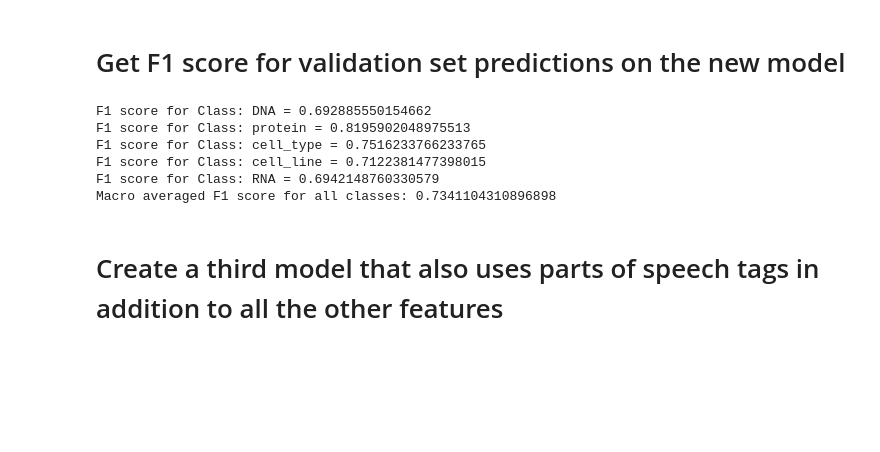
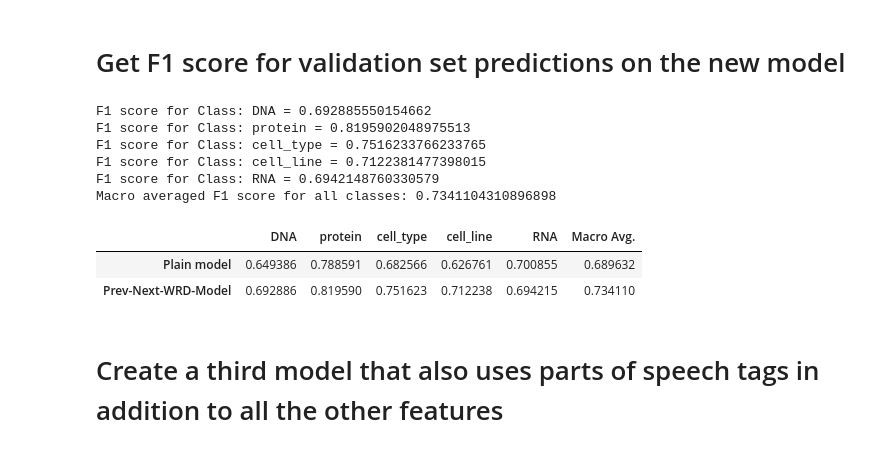
Before and after one commit to vulcanfox/DA-project, a Jupyter notebook: Named Entity Recognition.ipynb, the cells around one changed output. Cells and saved outputs as stored; diff of their text form; code cells hidden in the pictures; blank space fills up the shorter version.

```diff
--- a/Named Entity Recognition.ipynb
+++ b/Named Entity Recognition.ipynb
@@ -134,16 +134,21 @@ Seconds required: 0.032
 predicted_tags = model.tag_sents(val_tokens)
 # %% [markdown]
 # Create functions for fetching the F1 scores
-# %%
-# Create DF to hold F1 scores
-import pandas as pd
-import numpy as np
-df = pd.DataFrame(columns=['DNA','protein ','cell_type ','cell_line ','RNA '])
-
-def append_to_scores_table(scores, model_name):
-    df.loc[model_name]= scores
-def append_macro_avg(score, model_name):
-    df.loc[model_name]['Macro Averaged']= score
+# %%
+# Create DF to hold F1 scores
+import pandas as pd
+import numpy as np
+from copy import copy
+df = pd.DataFrame(columns=['DNA','protein ','cell_type ','cell_line ','RNA ', 'Macro Avg.'])
+
+def append_to_scores_table(scores, model_name):
+    # Append a placeholder for MacroAvg.
+    scores.append(0)
+    df.loc[model_name]= scores
+    return
+def append_macro_avg(score, model_name):
+    df.loc[model_name]['Macro Avg.']= score
+    return
 # %%
 def span_fill(index, token, label, spans,start,id_):
     # Check if beginning
@@ -218,9 +223,10 @@ def score_printer(named_entity_types, true_spans, predicted_spans, F1_score_for_
         F1_score_for_each_class.append(F1)
         print('F1 score for Class: {} = {}'.format(named_entity_type, F1))
 
+    macro_avrg = copy(np.mean(F1_score_for_each_class))
     print('Macro averaged F1 score for all classes: {}'.format(np.mean(F1_score_for_each_class)))
     append_to_scores_table(F1_score_for_each_class, model_name)
-    append_macro_avg(np.mean(F1_score_for_each_class), model_name)
+    append_macro_avg(macro_avrg, model_name)
 # %%
 
 def get_spans(tagged_sentences):
@@ -300,14 +308,18 @@ Seconds required: 0.107
 # Get F1 score for validation set predictions on the new model
 # %%
 predicted_tags = model.tag_sents(val_tokens)
-get_f1_scores(val_set, predicted_tags)
+get_f1_scores(val_set, predicted_tags,'Prev-Next-WRD-Model')
+df
 # %% [output]
 F1 score for Class: DNA = 0.692885550154662
 F1 score for Class: protein = 0.8195902048975513
 F1 score for Class: cell_type = 0.7516233766233765
 F1 score for Class: cell_line = 0.7122381477398015
 F1 score for Class: RNA = 0.6942148760330579
 Macro averaged F1 score for all classes: 0.7341104310896898
+|  | DNA | protein | cell_type | cell_line | RNA | Macro Avg. |
+| Plain model | 0.649386 | 0.788591 | 0.682566 | 0.626761 | 0.700855 | 0.689632 |
+| Prev-Next-WRD-Model | 0.692886 | 0.819590 | 0.751623 | 0.712238 | 0.694215 | 0.734110 |
 # %% [markdown]
 # Create a third model that also uses parts of speech tags in addition to all the other features
 # %%
```
Also changed, not shown: parts of 3 cells of this notebook.
